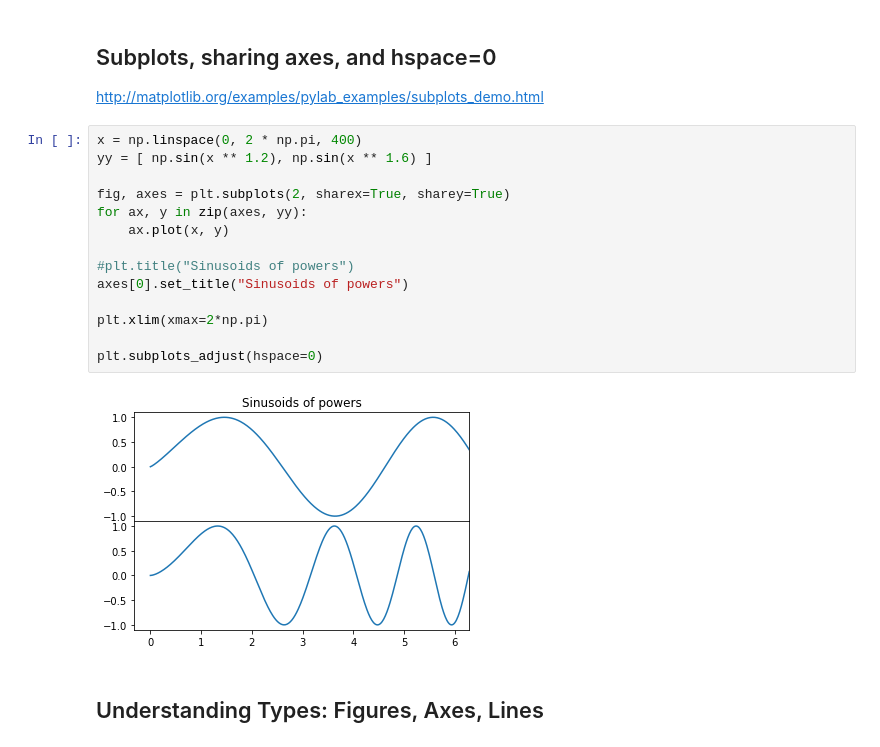
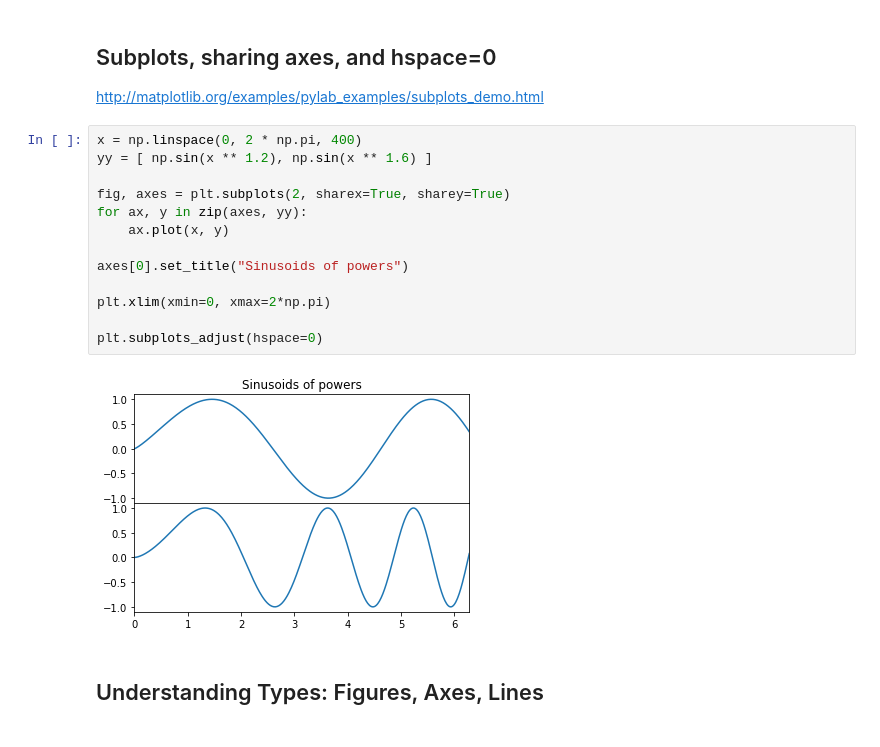
Before and after one commit to rhishi/pythonstuff, a Jupyter notebook: notebooks/plotting.ipynb, the cells around one changed output. Cells and saved outputs as stored; diff of their text form.

Commit message:
plotting.ipynb: minor update to subplots section

```diff
--- a/notebooks/plotting.ipynb
+++ b/notebooks/plotting.ipynb
@@ -191,19 +191,18 @@ http://matplotlib.org/examples/pylab_examples/subplots_demo.html
 # %%
 x = np.linspace(0, 2 * np.pi, 400)
 yy = [ np.sin(x ** 1.2), np.sin(x ** 1.6) ]
 
 fig, axes = plt.subplots(2, sharex=True, sharey=True)
 for ax, y in zip(axes, yy):
     ax.plot(x, y)
 
-#plt.title("Sinusoids of powers")
 axes[0].set_title("Sinusoids of powers")
 
-plt.xlim(xmax=2*np.pi)
+plt.xlim(xmin=0, xmax=2*np.pi)
 
 plt.subplots_adjust(hspace=0)
 # %% [output]
-[figure, old version]
+[figure, new version]
 # %% [markdown]
 ## Understanding Types: Figures, Axes, Lines
 # %% [markdown]
```
Also changed, not shown: parts of 1 cell of this notebook.
